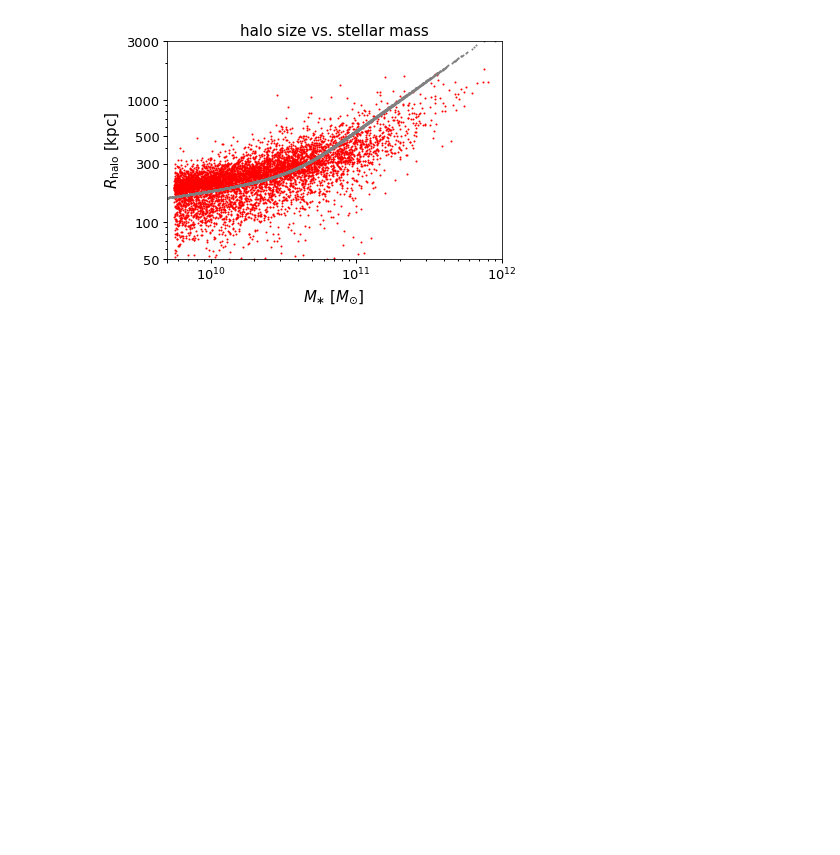
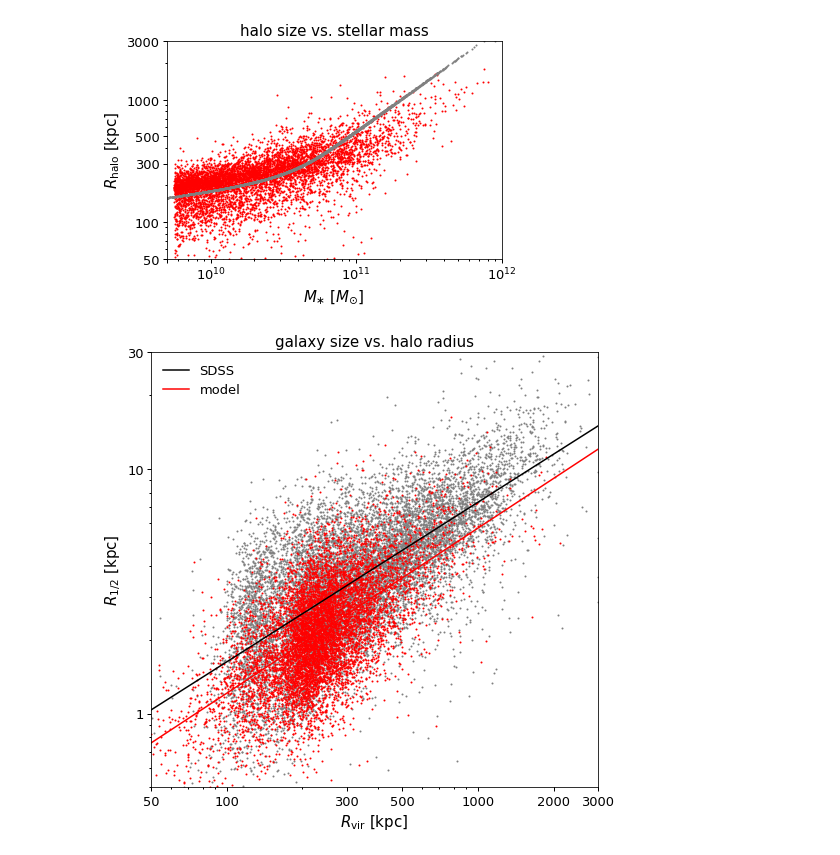
Before and after one commit to aphearin/galsize_models, a Jupyter notebook: notebooks/random_bt_forward_model.ipynb, the cells around one changed output. Cells and saved outputs as stored; diff of their text form; code cells hidden in the pictures; blank space fills up the shorter version.

```diff
--- a/notebooks/random_bt_forward_model.ipynb
+++ b/notebooks/random_bt_forward_model.ipynb
@@ -77,3 +81,43 @@ ylabel = ax.set_ylabel(r'$R_{\rm halo}$ [kpc]')
 title = ax.set_title('halo size vs. stellar mass')
 # %% [output]
 [figure]
+# %%
+from galsize_models.measurements.rhalf_rvir_power_law_fit import rvir_rhalf_power_law_index_and_normalization as c1_c0_fit
+
+alpha_sdss_all, norm_sdss_all = c1_c0_fit(sdss['r50_magr_kpc_meert15'], sdss['rvir_halo_kpc'])
+alpha_model1_all, norm_model1_all = c1_c0_fit(mock['r50_magr_kpc_meert15'], mock['rvir_halo_kpc'])
+
+fig, ax = plt.subplots(1, 1, figsize=(8, 8))
+__=ax.loglog()
+
+nskip = 20
+__=ax.scatter(sdss['rvir_halo_kpc'][::nskip],
+              sdss['r50_magr_kpc_meert15'][::nskip],
+              color='gray', s=1, label='')
+
+__=ax.scatter(mock['rvir_halo_kpc'][::2*nskip],
+              mock['r50_magr_kpc_meert15'][::2*nskip],
+              color='red', s=1, label='')
+
+rhalo_abscissa = np.linspace(10, 25000, 200)
+__=ax.plot(rhalo_abscissa, norm_sdss_all*rhalo_abscissa**alpha_sdss_all,
+          color='k', label='SDSS')
+__=ax.plot(rhalo_abscissa, norm_model1_all*rhalo_abscissa**alpha_model1_all,
+          color='red', label='model')
+
+xlim = ax.set_xlim(50, 3000)
+ylim = ax.set_ylim(0.5, 30)
+__=ax.set_xticks((50, 100, 300, 500, 1000, 2000, 3000))
+__=ax.set_yticks((1, 10, 30))
+from matplotlib import ticker
+__=ax.get_xaxis().set_major_formatter(ticker.ScalarFormatter())
+__=ax.get_xaxis().set_minor_formatter(ticker.NullFormatter())
+__=ax.get_yaxis().set_major_formatter(ticker.ScalarFormatter())
+__=ax.get_yaxis().set_minor_formatter(ticker.NullFormatter())
+
+xlabel = ax.set_xlabel(r'$R_{\rm vir}$ [kpc]')
+ylabel = ax.set_ylabel(r'$R_{1/2}$ [kpc]')
+title = ax.set_title('galaxy size vs. halo radius')
+legend = ax.legend()
+# %% [output]
+[figure, added]
```
Also changed, not shown: parts of 5 cells of this notebook.
